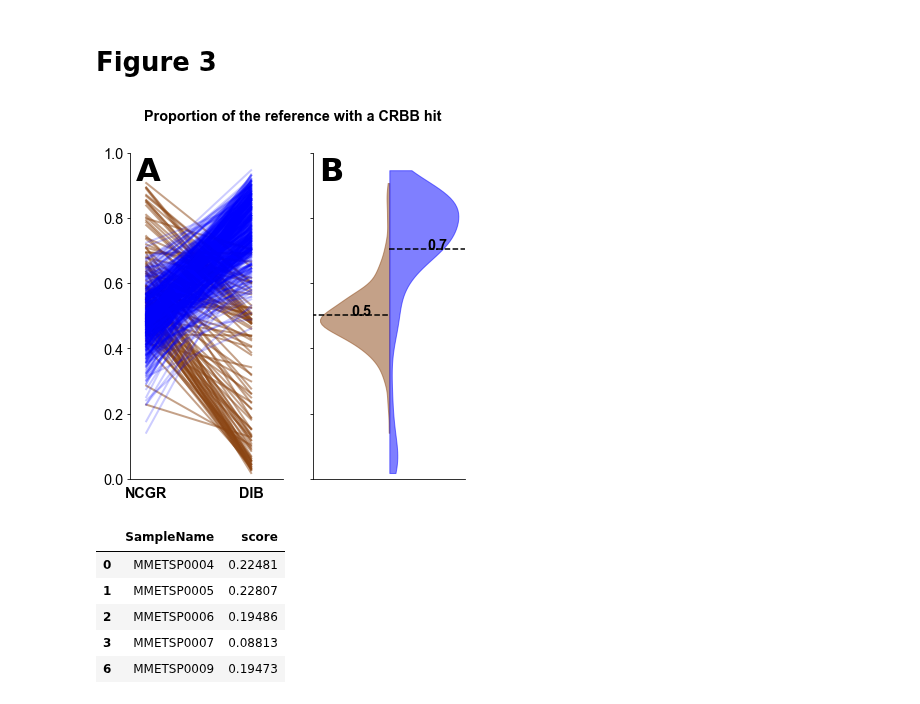
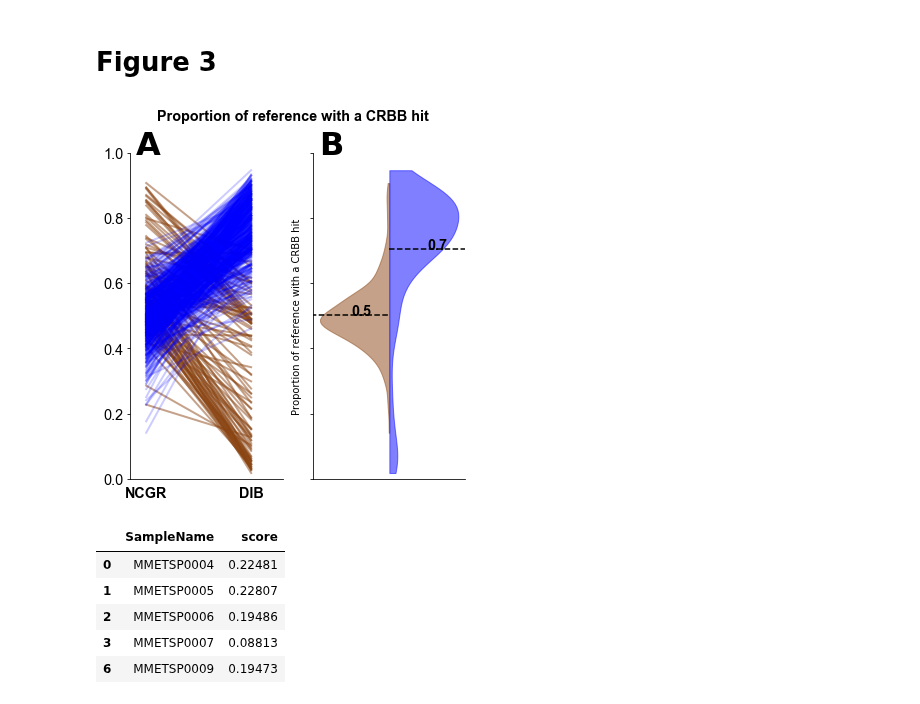
Before and after one commit to johnsolk/MMETSP, a Jupyter notebook: notebooks/GigaScience_Figures_all_evaluation_matrix.ipynb, the cells around one changed output. Drawn from its saved outputs; the diff is of its cells as text; code cells hidden in the pictures.

```diff
--- a/notebooks/GigaScience_Figures_all_evaluation_matrix.ipynb
+++ b/notebooks/GigaScience_Figures_all_evaluation_matrix.ipynb
@@ -137,6 +137,7 @@ def scatter_diff(df1, df2, column, fig, ax, df1name = 'df1', df2name = 'df2',
     ax.set_xlim(-.15, 1.3)
     ax.set_ylim(ymin, ymax)
     ax.set_xticks([0,1])
+    plt.ylabel('Proportion of reference with a CRBB hit')
     ax.set_xticklabels([df1name, df2name], fontsize='large', fontweight='bold', fontname='Arial')
     ax.set_axis_bgcolor('white')
     ax.spines['top'].set_visible(False)
@@ -226,12 +227,12 @@ fig.savefig('../paper/n_contigs.png',bbox_inches="tight")
 # %% [markdown]
 # Figure 3
 # %%
-p_refs,fig, ax = create_plots(ncgr_transrate_nt,dib_transrate_nt, 'p_refs_with_CRBB', 'Proportion of the reference with a CRBB hit',ymax=1, ypos=1)
+p_refs,fig, ax = create_plots(ncgr_transrate_nt,dib_transrate_nt, 'p_refs_with_CRBB', 'Proportion of reference with a CRBB hit',ymax=1, ypos=1)
 
 fig.savefig('../paper/CRB-blast.pdf',bbox_inches="tight")
 fig.savefig('../paper/CRB-blast.png',bbox_inches="tight")
 # %% [output]
-[figure, old version]
+[figure, new version]
 # %%
 ncgr_cds_transrate_score.head()
 # %% [output]
```
Also changed, not shown: parts of 4 cells of this notebook, 6 other files.
